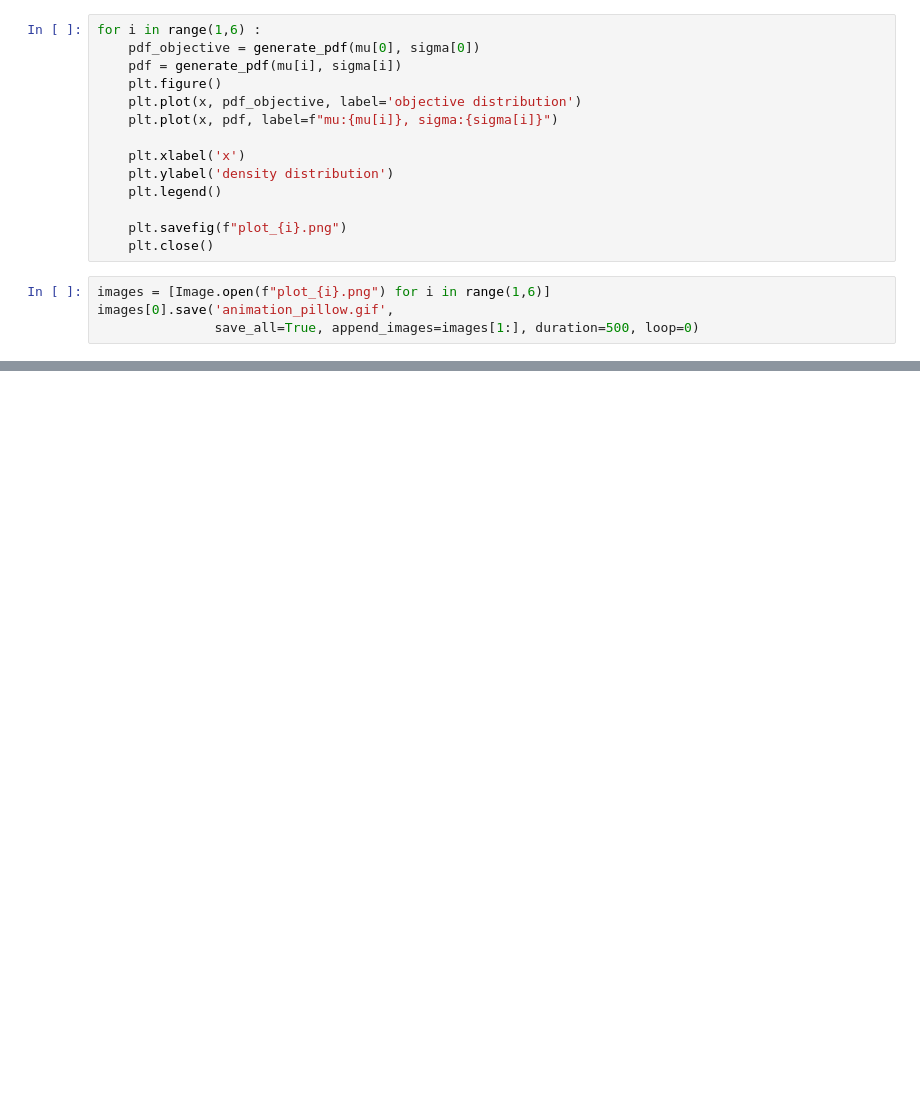
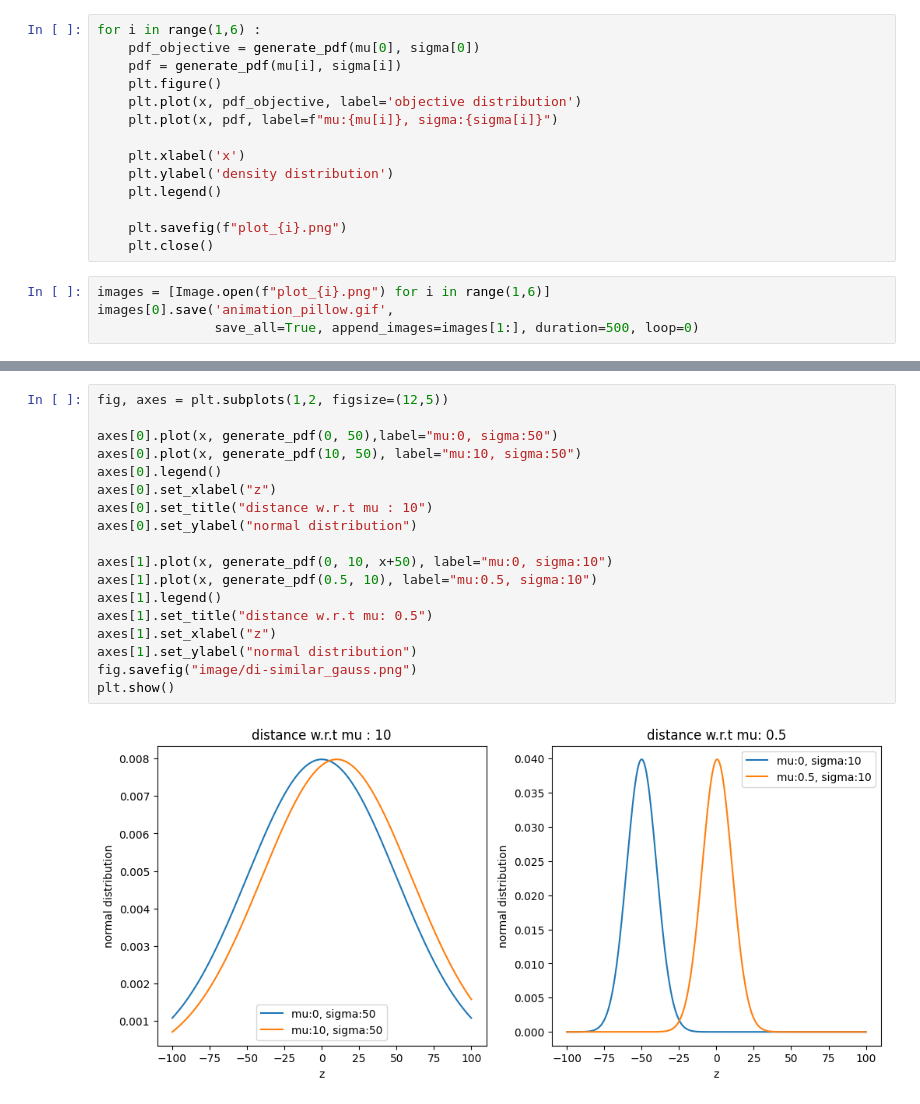
Before and after one commit to alexandremyara/alexandremyara.github.io, a Jupyter notebook: articles/vae/vae.ipynb, the cells around one changed output, grey strips where cells are left out. Saved outputs shown, nothing was run; the diff lists cells and outputs as text; blank space fills up the shorter version.

```diff
--- a/articles/vae/vae.ipynb
+++ b/articles/vae/vae.ipynb
@@ -30,0 +46,20 @@ images[0].save('animation_pillow.gif',
+# %%
+fig, axes = plt.subplots(1,2, figsize=(12,5))
+
+axes[0].plot(x, generate_pdf(0, 50),label="mu:0, sigma:50")
+axes[0].plot(x, generate_pdf(10, 50), label="mu:10, sigma:50")
+axes[0].legend()
+axes[0].set_xlabel("z")
+axes[0].set_title("distance w.r.t mu : 10")
+axes[0].set_ylabel("normal distribution")
+
+axes[1].plot(x, generate_pdf(0, 10, x+50), label="mu:0, sigma:10")
+axes[1].plot(x, generate_pdf(0.5, 10), label="mu:0.5, sigma:10")
+axes[1].legend()
+axes[1].set_title("distance w.r.t mu: 0.5")
+axes[1].set_xlabel("z")
+axes[1].set_ylabel("normal distribution")
+fig.savefig("image/di-similar_gauss.png")
+plt.show()
+# %% [output]
+[figure, added]
```
Also changed, not shown: parts of 4 cells of this notebook, 9 other files.
